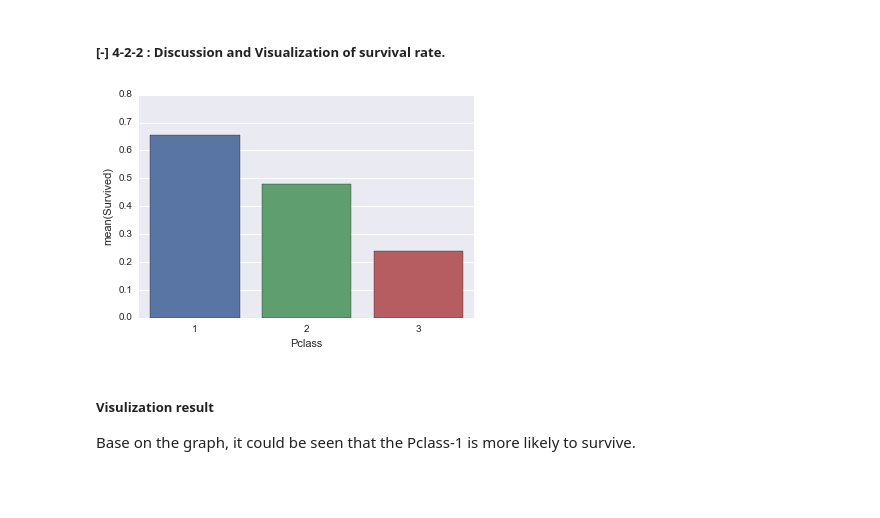
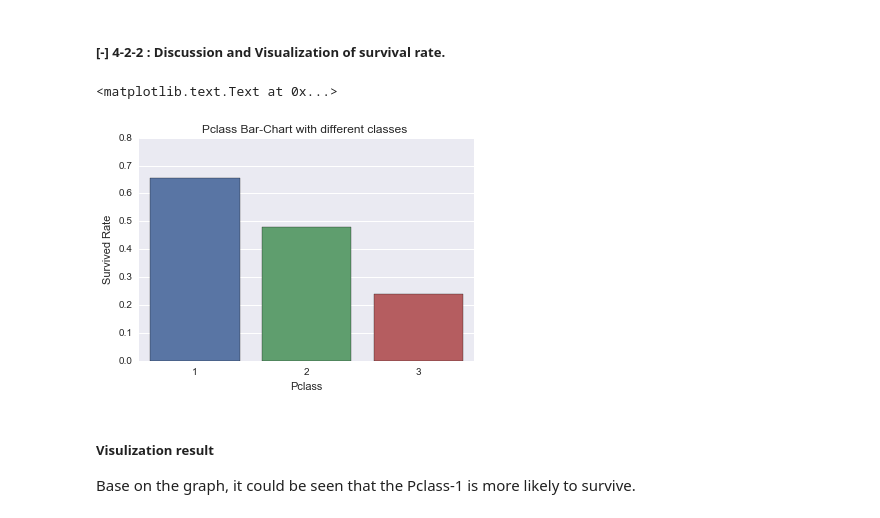
Before and after one commit to KentChun33333/machine-learning, a Jupyter notebook: DataAnalyst/P2/Data_Investigation_Titanic _Kent.ipynb, the cells around one changed output. Drawn from its saved outputs; the diff is of its cells as text; code cells hidden in the pictures; blank space fills up the shorter version.

```diff
--- a/DataAnalyst/P2/Data_Investigation_Titanic _Kent.ipynb
+++ b/DataAnalyst/P2/Data_Investigation_Titanic _Kent.ipynb
@@ -335,8 +346,11 @@ P-value : [0.0] for Pclass vs Survived
 # %%
 # Visaulization Bar Chart
 visualize_survival_rate(df_feature2,'Pclass' )
+plt.ylabel('Survived Rate')
+plt.title('Pclass Bar-Chart with different classes ')
 # %% [output]
+<matplotlib.text.Text at 0x...>
-[figure, old version]
+[figure, new version]
 # %% [markdown]
 ##### Visulization result
 Base on the graph, it could be seen that the Pclass-1 is more likely to survive.
```
Also changed, not shown: parts of 6 cells of this notebook, 3 other files.
